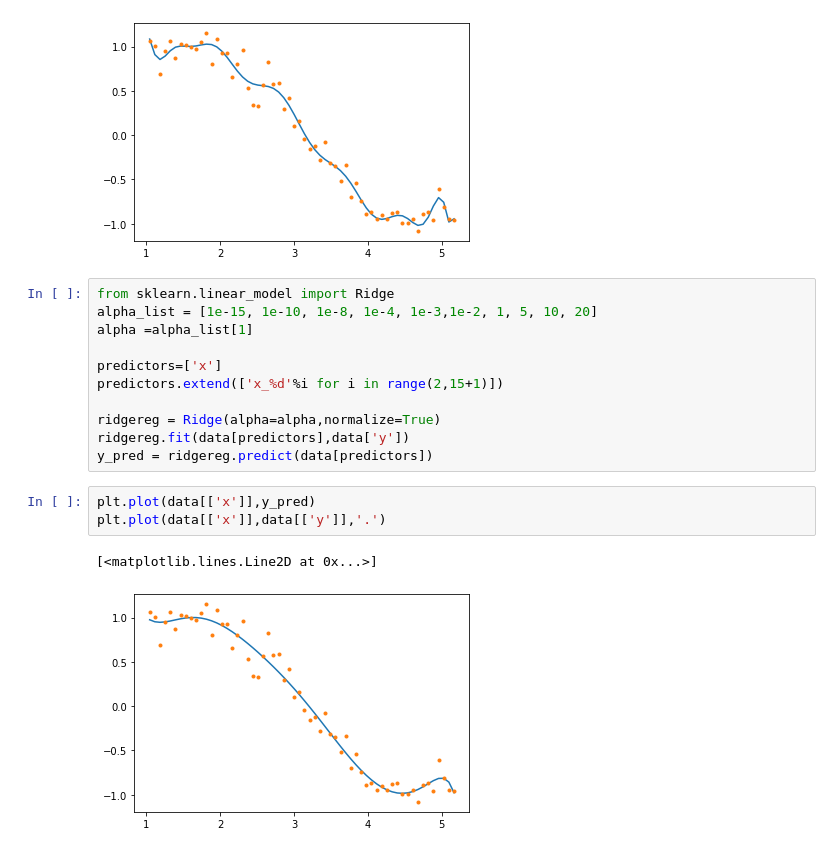
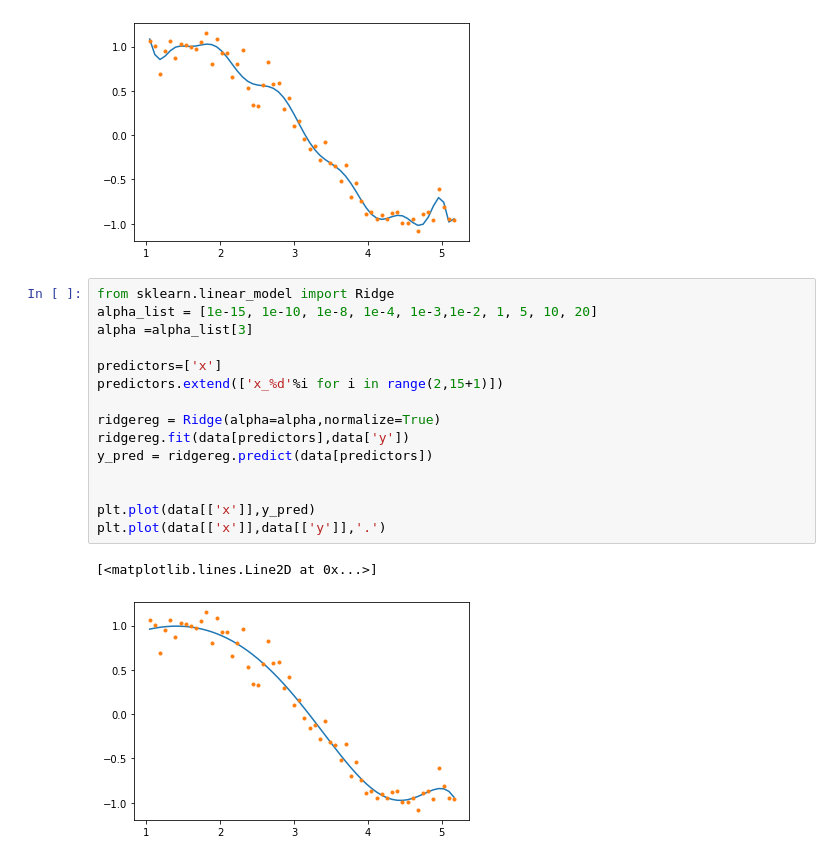
Before and after one commit to AIP-BITS/ML, a Jupyter notebook: 2-REG/Laso & Ridge.ipynb, the cells around one changed output. Cells and saved outputs as stored; diff of their text form.

```diff
--- a/2-REG/Laso & Ridge.ipynb
+++ b/2-REG/Laso & Ridge.ipynb
@@ -80,20 +69,21 @@ plt.plot(data[['x']],data[['y']],'.')
 # %%
 from sklearn.linear_model import Ridge
 alpha_list = [1e-15, 1e-10, 1e-8, 1e-4, 1e-3,1e-2, 1, 5, 10, 20]
-alpha =alpha_list[1]
+alpha =alpha_list[3]
 
 predictors=['x']
 predictors.extend(['x_%d'%i for i in range(2,15+1)])
 
 ridgereg = Ridge(alpha=alpha,normalize=True)
 ridgereg.fit(data[predictors],data['y'])
 y_pred = ridgereg.predict(data[predictors])
+
+
+plt.plot(data[['x']],y_pred)
+plt.plot(data[['x']],data[['y']],'.')
+# %% [output]
+[<matplotlib.lines.Line2D at 0x...>]
+[figure, added]
-# %%
-plt.plot(data[['x']],y_pred)
-plt.plot(data[['x']],data[['y']],'.')
-# %% [output]
-[<matplotlib.lines.Line2D at 0x...>]
-[figure, removed]
 # %%
 from sklearn.linear_model import Lasso
 alpha_list = [1e-15, 1e-10, 1e-8, 1e-4, 1e-3,1e-2, 1, 5, 10, 20]
```
Also changed, not shown: parts of 9 cells of this notebook.
